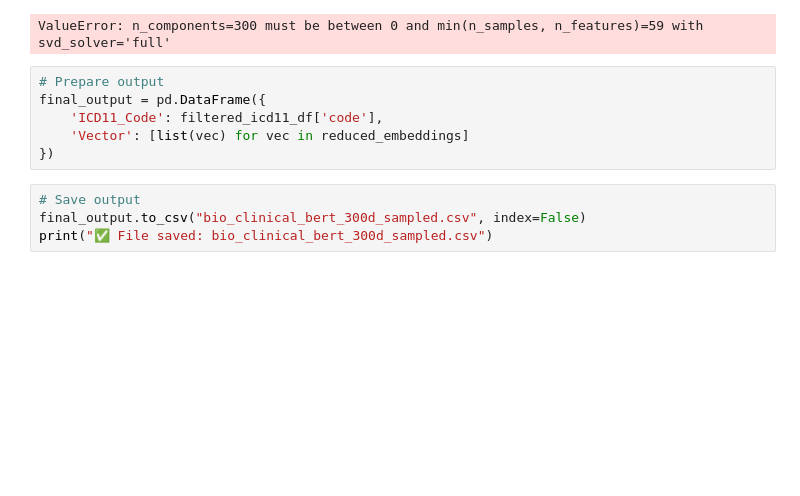
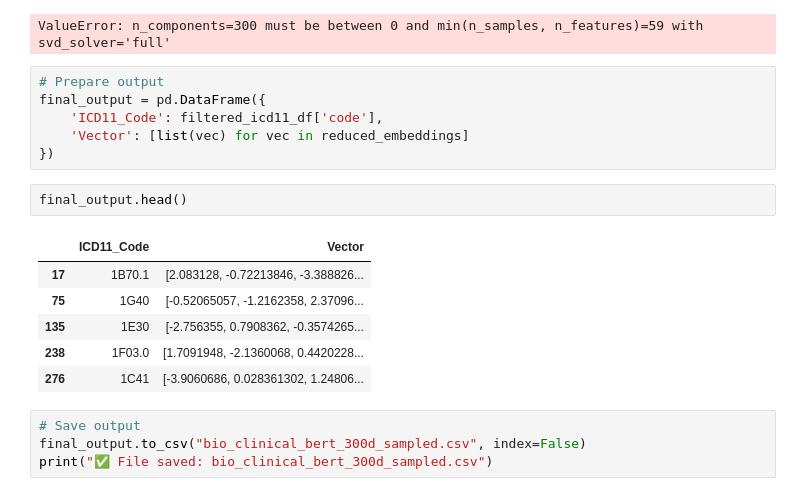
Before and after one commit to marcolomele/vectorization-ICD11, a Jupyter notebook: Models/Bio+Clinical BERT (WorkInProgress)/BC_BERT.ipynb, the cells around one changed output. Saved outputs shown, nothing was run; the diff lists cells and outputs as text; blank space fills up the shorter version.

```diff
--- a/Models/Bio+Clinical BERT (WorkInProgress)/BC_BERT.ipynb
+++ b/Models/Bio+Clinical BERT (WorkInProgress)/BC_BERT.ipynb
@@ -307,6 +307,15 @@ final_output = pd.DataFrame({
     'ICD11_Code': filtered_icd11_df['code'],
     'Vector': [list(vec) for vec in reduced_embeddings]
 })
+# %%
+final_output.head()
+# %% [output]
+|  | ICD11_Code | Vector |
+| 17 | 1B70.1 | [2.083128, -0.72213846, -3.388826... |
+| 75 | 1G40 | [-0.52065057, -1.2162358, 2.37096... |
+| 135 | 1E30 | [-2.756355, 0.7908362, -0.3574265... |
+| 238 | 1F03.0 | [1.7091948, -2.1360068, 0.4420228... |
+| 276 | 1C41 | [-3.9060686, 0.028361302, 1.24806... |
 # %%
 # Save output
 final_output.to_csv("bio_clinical_bert_300d_sampled.csv", index=False)
```
